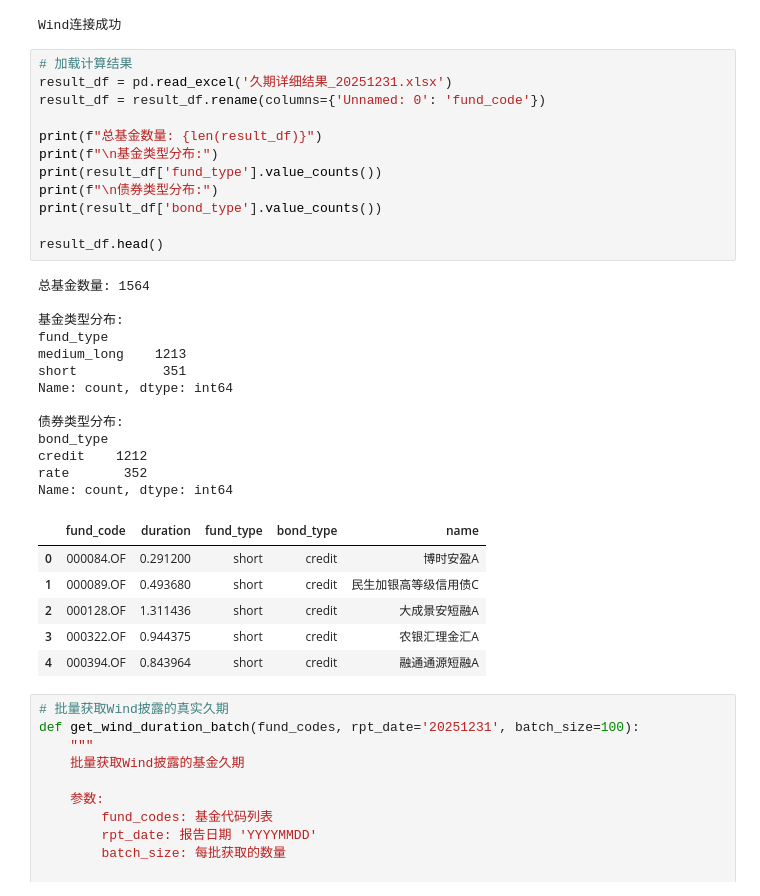
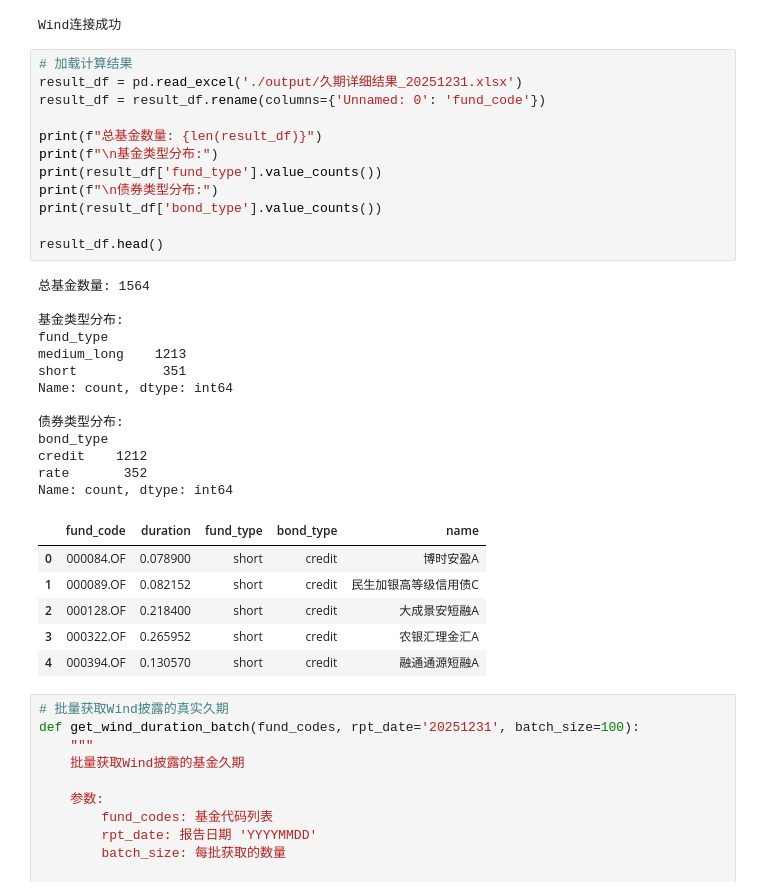
Before and after one commit to Zhong-Minghao/fund_duration, a Jupyter notebook: 久期验证分析.ipynb, the cells around one changed output. Drawn from its saved outputs; the diff is of its cells as text.

```diff
--- a/久期验证分析.ipynb
+++ b/久期验证分析.ipynb
@@ -22,36 +22,36 @@ print("Wind连接成功")
 Wind连接成功
 # %%
 # 加载计算结果
-result_df = pd.read_excel('久期详细结果_20251231.xlsx')
+result_df = pd.read_excel('./output/久期详细结果_20251231.xlsx')
 result_df = result_df.rename(columns={'Unnamed: 0': 'fund_code'})
 
 print(f"总基金数量: {len(result_df)}")
 print(f"\n基金类型分布:")
 print(result_df['fund_type'].value_counts())
 print(f"\n债券类型分布:")
 print(result_df['bond_type'].value_counts())
 
 result_df.head()
 # %% [output]
 总基金数量: 1564
 
 基金类型分布:
 fund_type
 medium_long    1213
 short           351
 Name: count, dtype: int64
 
 债券类型分布:
 bond_type
 credit    1212
 rate       352
 Name: count, dtype: int64
 |  | fund_code | duration | fund_type | bond_type | name |
-| 0 | 000084.OF | 0.291200 | short | credit | 博时安盈A |
-| 1 | 000089.OF | 0.493680 | short | credit | 民生加银高等级信用债C |
-| 2 | 000128.OF | 1.311436 | short | credit | 大成景安短融A |
-| 3 | 000322.OF | 0.944375 | short | credit | 农银汇理金汇A |
-| 4 | 000394.OF | 0.843964 | short | credit | 融通通源短融A |
+| 0 | 000084.OF | 0.078900 | short | credit | 博时安盈A |
+| 1 | 000089.OF | 0.082152 | short | credit | 民生加银高等级信用债C |
+| 2 | 000128.OF | 0.218400 | short | credit | 大成景安短融A |
+| 3 | 000322.OF | 0.265952 | short | credit | 农银汇理金汇A |
+| 4 | 000394.OF | 0.130570 | short | credit | 融通通源短融A |
 # %%
 # 批量获取Wind披露的真实久期
 def get_wind_duration_batch(fund_codes, rpt_date='20251231', batch_size=100):
```
Also changed, not shown: parts of 7 cells of this notebook, 5 other files.
